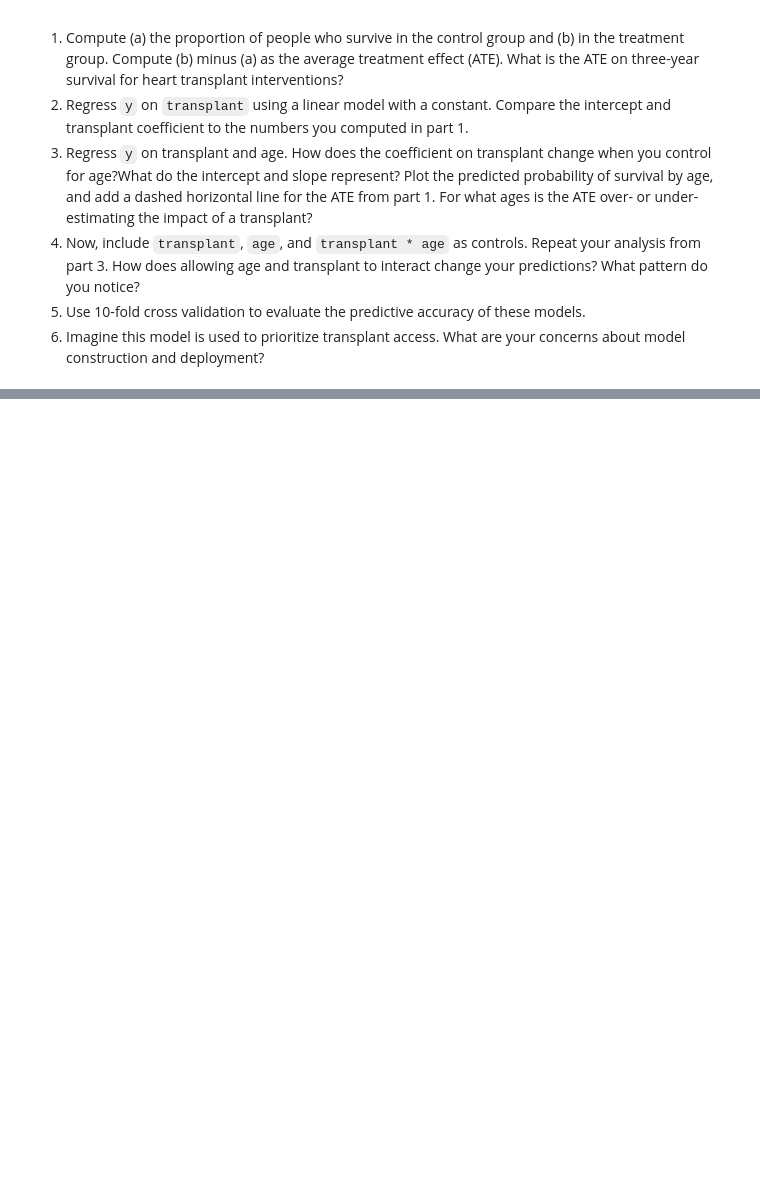
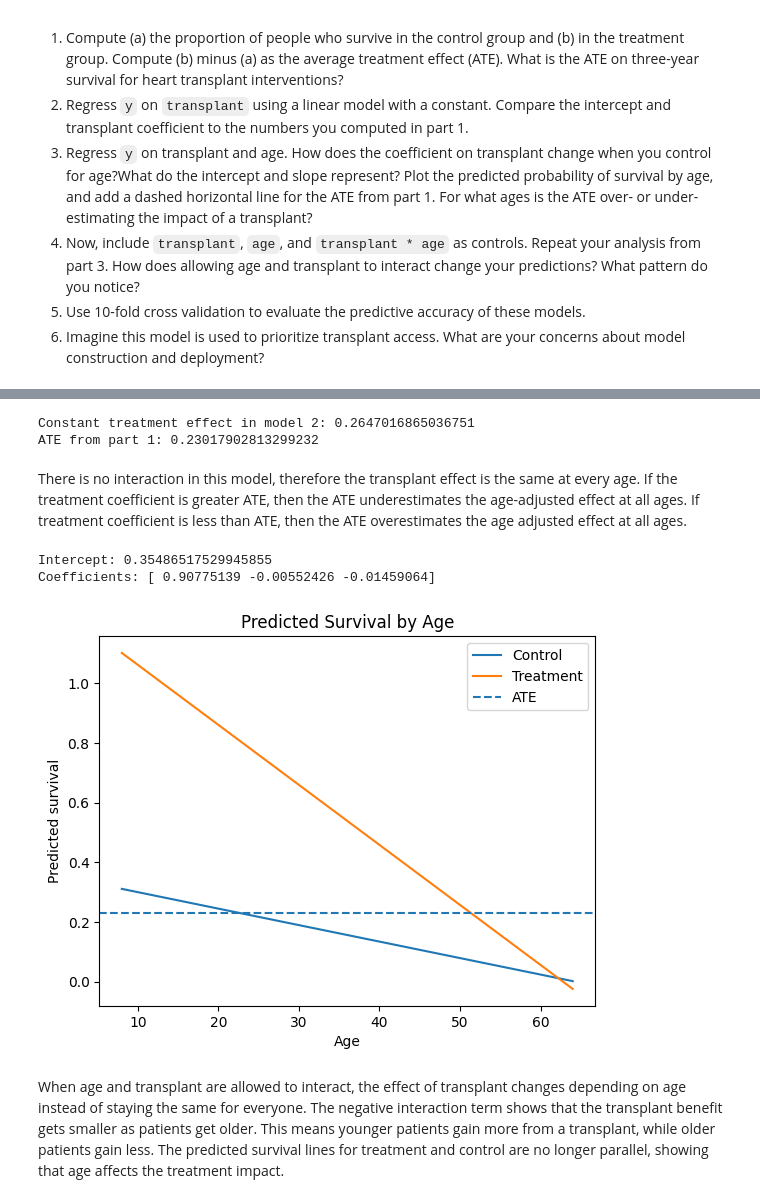
Before and after one commit to msoly25/undergrad_ml_assignments, a Jupyter notebook: 03_assignment_linear_models.ipynb, the cells around one changed output, grey strips where cells are left out. Saved outputs shown, nothing was run; the diff lists cells and outputs as text; code cells hidden in the pictures; blank space fills up the shorter version.

```diff
--- a/03_assignment_linear_models.ipynb
+++ b/03_assignment_linear_models.ipynb
@@ -387,3 +492,6 @@ Since a heart transplant is a dangerous operation and even people who successful
 4. Now, include `transplant`, `age`, and `transplant * age` as controls. Repeat your analysis from part 3. How does allowing age and transplant to interact change your predictions? What pattern do you notice?
 5. Use 10-fold cross validation to evaluate the predictive accuracy of these models.
 6. Imagine this model is used to prioritize transplant access. What are your concerns about model construction and deployment?
+# %%
+df = pd.read_csv("heart_hw.csv")   # or "./data/heart_hw.csv"
+df.head()
@@ -389,0 +514,3 @@ Since a heart transplant is a dangerous operation and even people who successful
+# %%
+survival_rates = df.groupby("transplant")["y"].mean()
+print(survival_rates)
@@ -389,0 +598,55 @@ Since a heart transplant is a dangerous operation and even people who successful
+# %%
+treat_coef = model2.coef_[list(X2.columns).index("treatment")]
+print("Constant treatment effect in model 2:", treat_coef)
+print("ATE from part 1:", ate)
+# %% [output]
+Constant treatment effect in model 2: 0.2647016865036751
+ATE from part 1: 0.23017902813299232
+# %% [markdown]
+There is no interaction in this model, therefore the transplant effect is the same at every age. If the treatment coefficient is greater ATE, then the ATE underestimates the age-adjusted effect at all ages. If treatment coefficient is less than ATE, then the ATE overestimates the age adjusted effect at all ages.
+# %%
+
+df["treatment"] = (df["transplant"] == "treatment").astype(int)
+
+
+df["treat_age"] = df["treatment"] * df["age"]
+
+model3 = LinearRegression().fit(
+    df[["treatment", "age", "treat_age"]],
+    df["y"]
+)
+
+
+print("Intercept:", model3.intercept_)
+print("Coefficients:", model3.coef_)
+# %% [output]
+Intercept: 0.35486517529945855
+Coefficients: [ 0.90775139 -0.00552426 -0.01459064]
+# %%
+ages = np.linspace(df["age"].min(), df["age"].max(), 100)
+
+pred_control = model3.predict(pd.DataFrame({
+    "treatment": 0,
+    "age": ages,
+    "treat_age": 0
+}))
+
+pred_treat = model3.predict(pd.DataFrame({
+    "treatment": 1,
+    "age": ages,
+    "treat_age": ages
+}))
+
+plt.plot(ages, pred_control, label="Control")
+plt.plot(ages, pred_treat, label="Treatment")
+plt.axhline(ate, linestyle="--", label="ATE")
+
+plt.xlabel("Age")
+plt.ylabel("Predicted survival")
+plt.title("Predicted Survival by Age")
+plt.legend()
+plt.show()
+# %% [output]
+[figure, added]
+# %% [markdown]
+When age and transplant are allowed to interact, the effect of transplant changes depending on age instead of staying the same for everyone. The negative interaction term shows that the transplant benefit gets smaller as patients get older. This means younger patients gain more from a transplant, while older patients gain less. The predicted survival lines for treatment and control are no longer parallel, showing that age affects the treatment impact.
```
Also changed, not shown: parts of 27 cells of this notebook.
